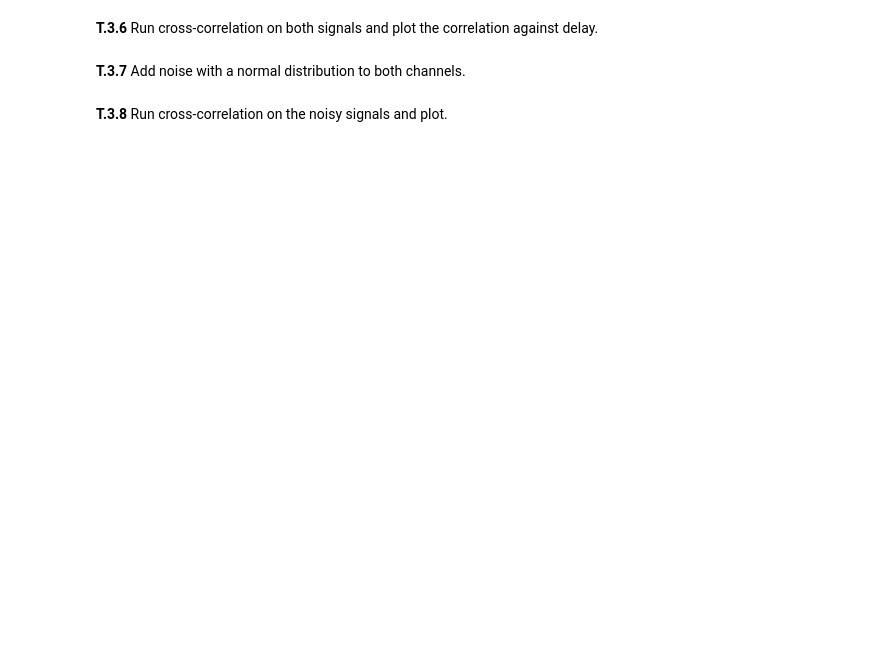
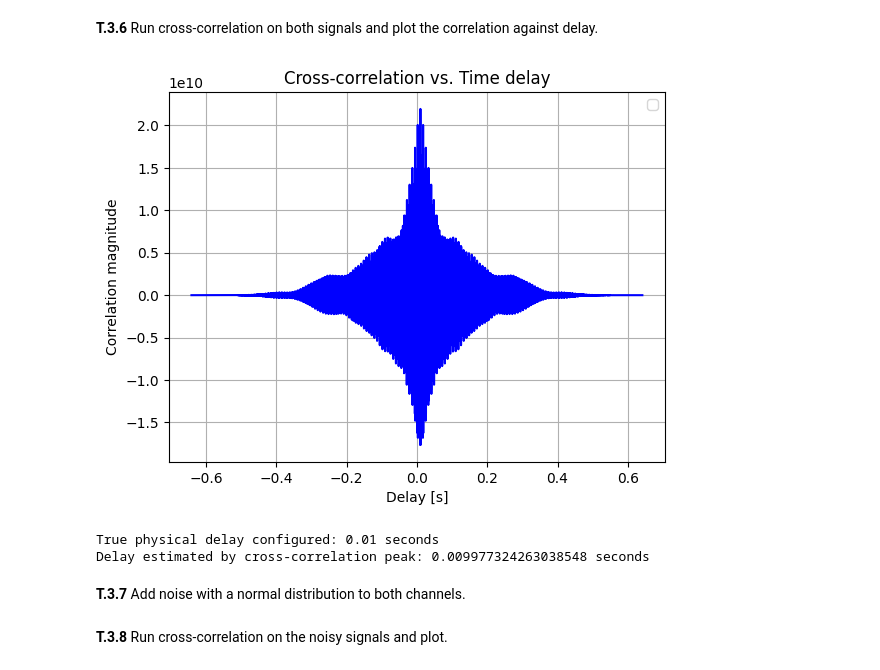
Before and after one commit to samuele-ribaudo/humanoid-sensors-and-actuators, a Jupyter notebook: T5/code/Tutorial_5.ipynb, the cells around one changed output. Drawn from its saved outputs; the diff is of its cells as text; code cells hidden in the pictures; blank space fills up the shorter version.

```diff
--- a/T5/code/Tutorial_5.ipynb
+++ b/T5/code/Tutorial_5.ipynb
@@ -144,2 +218,25 @@ Type here the code...
+# %%
+cross_corr = np.correlate(right_channel, left_channel, mode='full')
+
+num_lags = len(cross_corr)
+lags_samples = np.arange(-num_lags // 2 + 1, num_lags // 2 + 1)
+
+lags_seconds = lags_samples / sample_rate # Convert sample lags into time delays (seconds)
+
+plt.plot(lags_seconds, cross_corr, color='b')
+plt.title('Cross-correlation vs. Time delay')
+plt.xlabel('Delay [s]')
+plt.ylabel('Correlation magnitude')
+plt.grid(True)
+plt.show()
+
+# Find and print the peak location
+estimated_delay = lags_seconds[np.argmax(cross_corr)]
+print(f"True physical delay configured: {delay} seconds")
+print(f"Delay estimated by cross-correlation peak: {estimated_delay} seconds")
+# %% [output]
+[figure, added]
+True physical delay configured: 0.01 seconds
+Delay estimated by cross-correlation peak: 0.009977324263038548 seconds
 # %% [markdown]
 **T.3.7** Add noise with a normal distribution to both channels.
```
Also changed, not shown: parts of 15 cells of this notebook, 6 other files.
